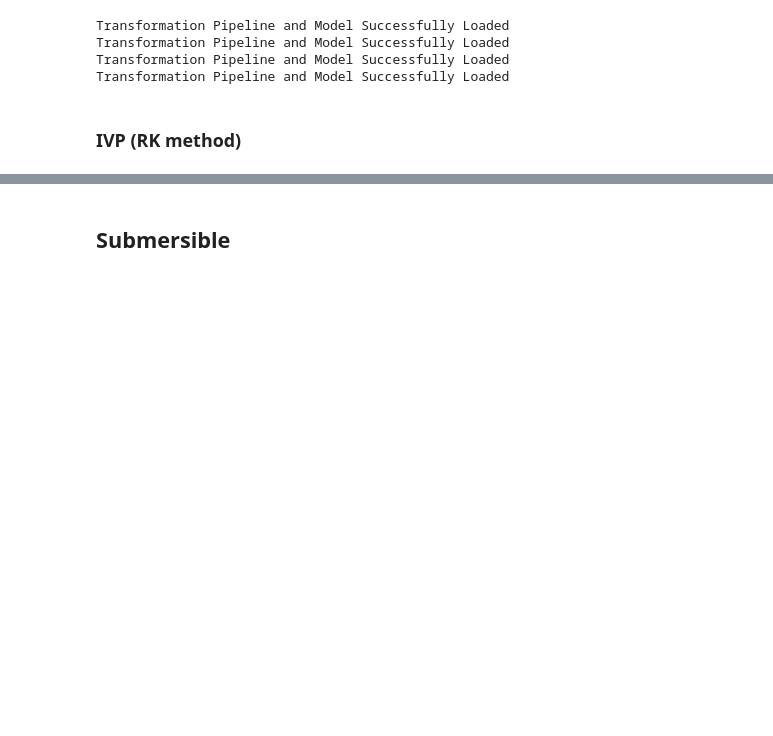
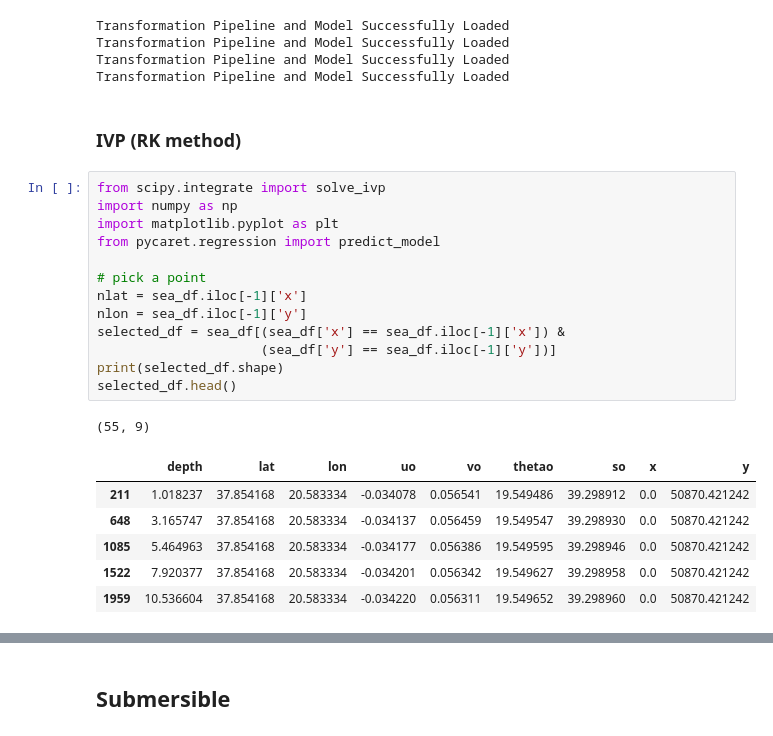
Before and after one commit to zzjc1234/MCM2024Preparation, a Jupyter notebook: MODEL/model1.ipynb, the cells around one changed output, grey strips where cells are left out. Saved outputs shown, nothing was run; the diff lists cells and outputs as text; blank space fills up the shorter version.

```diff
--- a/MODEL/model1.ipynb
+++ b/MODEL/model1.ipynb
@@ -420,3 +420,24 @@ Transformation Pipeline and Model Successfully Loaded
 Transformation Pipeline and Model Successfully Loaded
 # %% [markdown]
 ### IVP (RK method)
+# %%
+from scipy.integrate import solve_ivp
+import numpy as np
+import matplotlib.pyplot as plt
+from pycaret.regression import predict_model
+
+# pick a point
+nlat = sea_df.iloc[-1]['x']
+nlon = sea_df.iloc[-1]['y']
+selected_df = sea_df[(sea_df['x'] == sea_df.iloc[-1]['x']) &
+                     (sea_df['y'] == sea_df.iloc[-1]['y'])]
+print(selected_df.shape)
+selected_df.head()
+# %% [output]
+(55, 9)
+|  | depth | lat | lon | uo | vo | thetao | so | x | y |
+| 211 | 1.018237 | 37.854168 | 20.583334 | -0.034078 | 0.056541 | 19.549486 | 39.298912 | 0.0 | 50870.421242 |
+| 648 | 3.165747 | 37.854168 | 20.583334 | -0.034137 | 0.056459 | 19.549547 | 39.298930 | 0.0 | 50870.421242 |
+| 1085 | 5.464963 | 37.854168 | 20.583334 | -0.034177 | 0.056386 | 19.549595 | 39.298946 | 0.0 | 50870.421242 |
+| 1522 | 7.920377 | 37.854168 | 20.583334 | -0.034201 | 0.056342 | 19.549627 | 39.298958 | 0.0 | 50870.421242 |
+| 1959 | 10.536604 | 37.854168 | 20.583334 | -0.034220 | 0.056311 | 19.549652 | 39.298960 | 0.0 | 50870.421242 |
```
Also changed, not shown: parts of 4 cells of this notebook.
